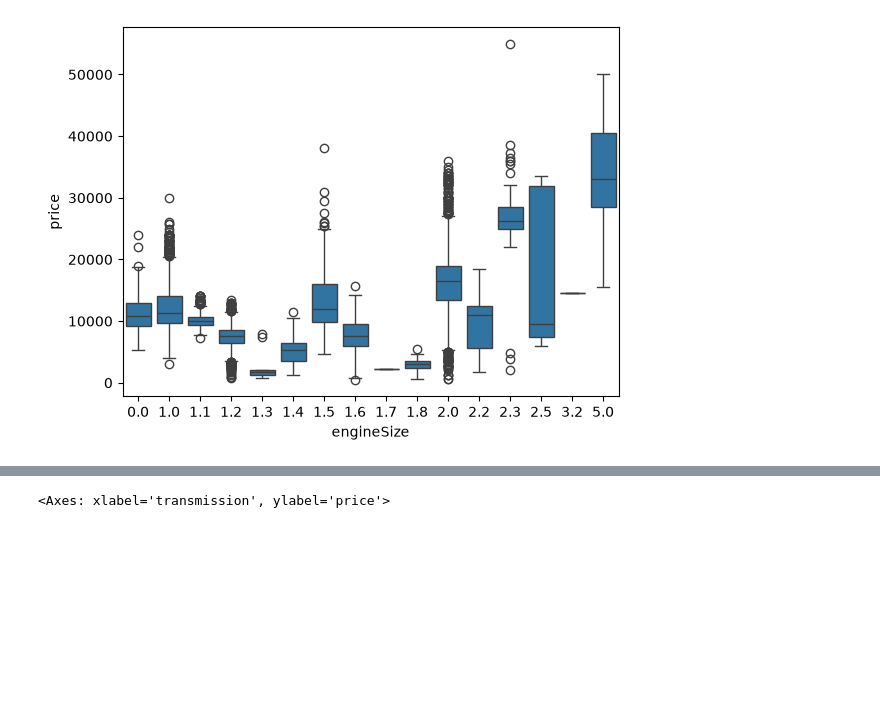
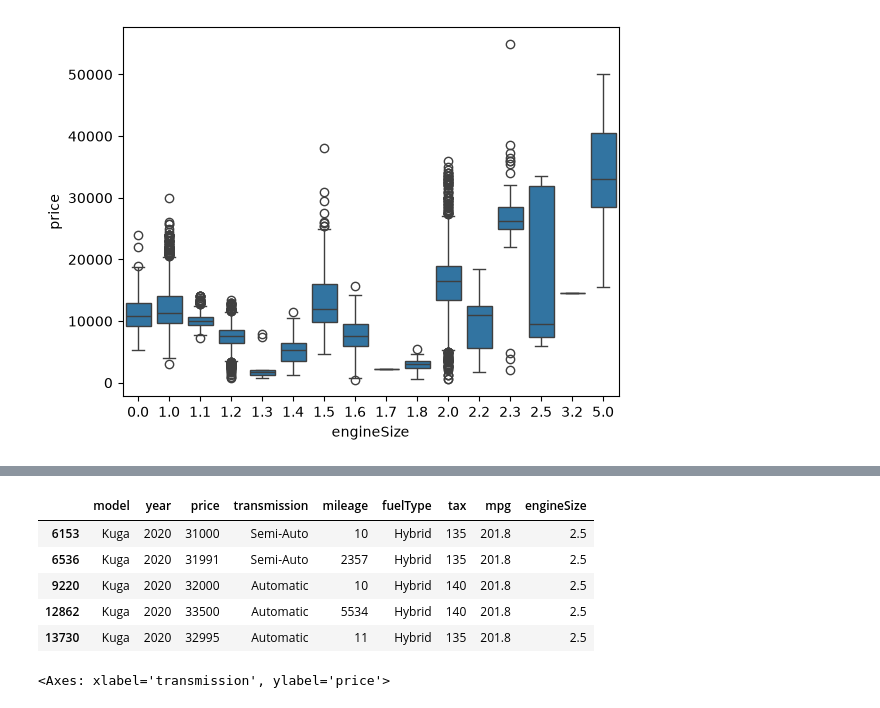
Before and after one commit to nithishayasam/Carprice_prediction_using_Linear_Regression, a Jupyter notebook: ford.ipynb, the cells around one changed output, grey strips where cells are left out. Drawn from its saved outputs; the diff is of its cells as text; code cells hidden in the pictures; blank space fills up the shorter version.

```diff
--- a/ford.ipynb
+++ b/ford.ipynb
@@ -120,3 +137,12 @@ sns.boxplot(data=data, x="engineSize", y="price")
+# %%
+data[data['mpg']>100]
+# %% [output]
+|  | model | year | price | transmission | mileage | fuelType | tax | mpg | engineSize |
+| 6153 | Kuga | 2020 | 31000 | Semi-Auto | 10 | Hybrid | 135 | 201.8 | 2.5 |
+| 6536 | Kuga | 2020 | 31991 | Semi-Auto | 2357 | Hybrid | 135 | 201.8 | 2.5 |
+| 9220 | Kuga | 2020 | 32000 | Automatic | 10 | Hybrid | 140 | 201.8 | 2.5 |
+| 12862 | Kuga | 2020 | 33500 | Automatic | 5534 | Hybrid | 140 | 201.8 | 2.5 |
+| 13730 | Kuga | 2020 | 32995 | Automatic | 11 | Hybrid | 135 | 201.8 | 2.5 |
 # %%
 sns.boxplot(x=data['transmission'], y=data['price'])
 # %% [output]
```
Also changed, not shown: parts of 3 cells of this notebook, 1 other file.
